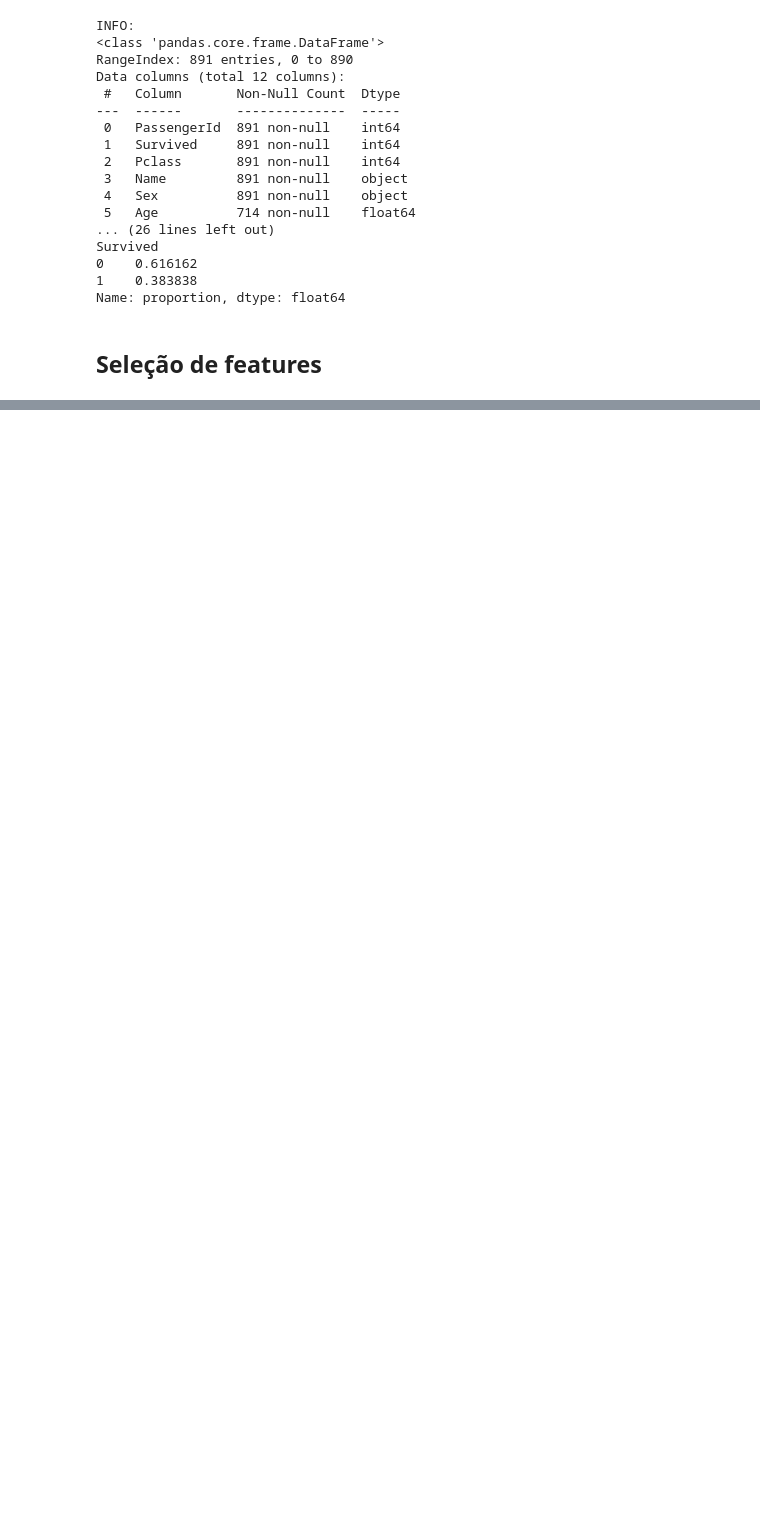
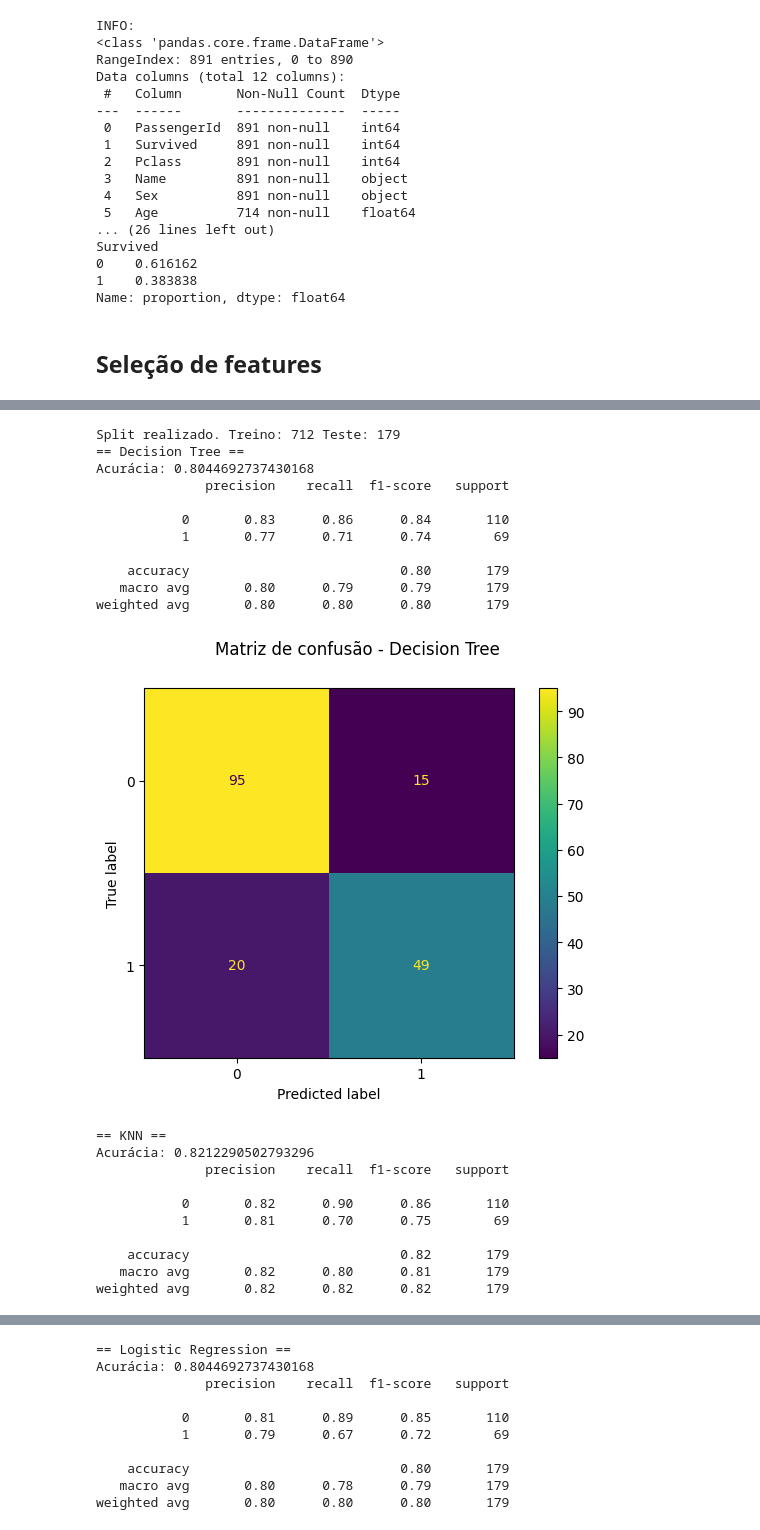
Before and after one commit to laurastj/Tarefa2_IA, a Jupyter notebook: Atividade.ipynb, the cells around one changed output, grey strips where cells are left out. Drawn from its saved outputs; the diff is of its cells as text; code cells hidden in the pictures; blank space fills up the shorter version.

Commit message:
test: avalia modelos com matrizes de confusão

```diff
--- a/Atividade.ipynb
+++ b/Atividade.ipynb
@@ -126,0 +104,48 @@ print('Preprocessor configurado.')
+# %%
+X_train, X_test, y_train, y_test = train_test_split(
+    X, y, test_size=0.2, stratify=y, random_state=42
+)
+print('Split realizado. Treino:', X_train.shape[0], 'Teste:', X_test.shape[0])
+
+models = {
+    'Decision Tree': DecisionTreeClassifier(random_state=42),
+    'KNN': KNeighborsClassifier(),
+    'Logistic Regression': LogisticRegression(max_iter=1000, random_state=42)
+}
+
+results = {}
+for name, clf in models.items():
+    pipe = Pipeline([('preprocessor', preprocessor), ('clf', clf)])
+    pipe.fit(X_train, y_train)
+    y_pred = pipe.predict(X_test)
+    acc = accuracy_score(y_test, y_pred)
+    results[name] = {'accuracy': acc, 'y_pred': y_pred, 'pipeline': pipe}
+    print(f'== {name} ==')
+    print('Acurácia:', acc)
+    print(classification_report(y_test, y_pred))
+    disp = ConfusionMatrixDisplay.from_estimator(pipe, X_test, y_test)
+    disp.figure_.suptitle(f'Matriz de confusão - {name}')
+    plt.show()
+# %% [output]
+Split realizado. Treino: 712 Teste: 179
+== Decision Tree ==
+Acurácia: 0.8044692737430168
+              precision    recall  f1-score   support
+
+           0       0.83      0.86      0.84       110
+           1       0.77      0.71      0.74        69
+
+    accuracy                           0.80       179
+   macro avg       0.80      0.79      0.79       179
+weighted avg       0.80      0.80      0.80       179
+[figure, added]
+== KNN ==
+Acurácia: 0.8212290502793296
+              precision    recall  f1-score   support
+
+           0       0.82      0.90      0.86       110
+           1       0.81      0.70      0.75        69
+
+    accuracy                           0.82       179
+   macro avg       0.82      0.80      0.81       179
+weighted avg       0.82      0.82      0.82       179
@@ -126,0 +153,10 @@ print('Preprocessor configurado.')
+== Logistic Regression ==
+Acurácia: 0.8044692737430168
+              precision    recall  f1-score   support
+
+           0       0.81      0.89      0.85       110
+           1       0.79      0.67      0.72        69
+
+    accuracy                           0.80       179
+   macro avg       0.80      0.78      0.79       179
+weighted avg       0.80      0.80      0.80       179
```
Also changed, not shown: parts of 5 cells of this notebook.
